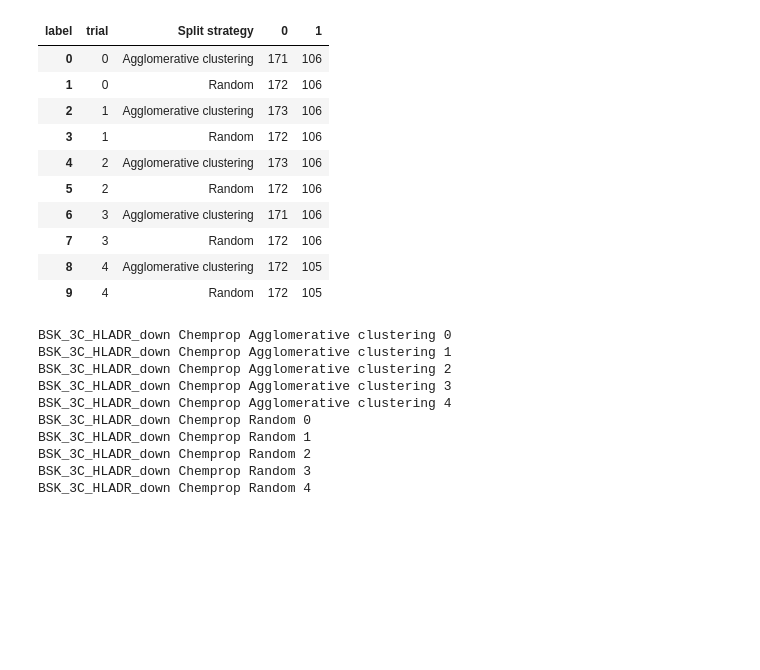
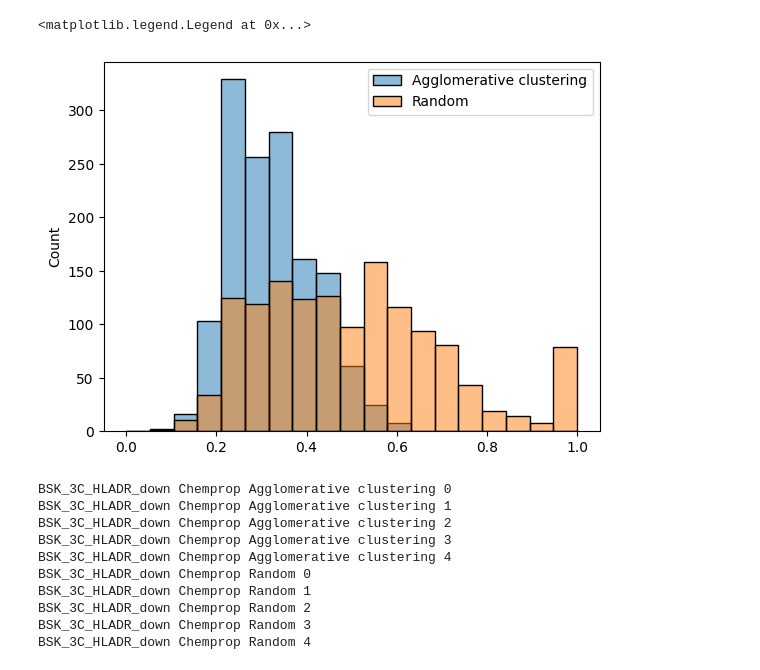
Before and after one commit to basf/neural-fingerprint-uncertainty, a Jupyter notebook: Notebooks/compare_models.ipynb, the cells around one changed output. Cells and saved outputs as stored; diff of their text form; code cells hidden in the pictures; blank space fills up the shorter version.

```diff
--- a/Notebooks/compare_models.ipynb
+++ b/Notebooks/compare_models.ipynb
@@ -60,16 +89,36 @@ for i, endpoint in enumerate(processed_endpoint_list):
-# %%
-count_df
-# %% [output]
-| label | trial | Split strategy | 0 | 1 |
-| 0 | 0 | Agglomerative clustering | 171 | 106 |
-| 1 | 0 | Random | 172 | 106 |
-| 2 | 1 | Agglomerative clustering | 173 | 106 |
-| 3 | 1 | Random | 172 | 106 |
-| 4 | 2 | Agglomerative clustering | 173 | 106 |
-| 5 | 2 | Random | 172 | 106 |
-| 6 | 3 | Agglomerative clustering | 171 | 106 |
-| 7 | 3 | Random | 172 | 106 |
-| 8 | 4 | Agglomerative clustering | 172 | 105 |
-| 9 | 4 | Random | 172 | 105 |
+# %%
+def get_sim_pipeline() -> Pipeline:
+    sim_pipeline = Pipeline(
+        [
+            ("smi2mol", SmilesToMolPipelineElement()),
+            ("mol2morgan", MolToFoldedMorganFingerprint()),
+            ("sim", TanimotoToTraining()),
+        ]
+    )
+    return sim_pipeline
+sim_dict = {}
+for (model, split_strategy), iter_df in endpoint_neural_prediction_df.groupby(["model", "Split strategy"]):
+    if model != "Chemprop":
+        continue
+    sim_list = []
+    for trial in iter_df.trial.unique():
+        training_smis = iter_df.loc[iter_df.trial != trial, "smiles"].tolist()
+        test_smis = iter_df.loc[iter_df.trial == trial, "smiles"].tolist()
+        sim_pl = get_sim_pipeline()
+        sim_pl.fit(training_smis)
+        max_sim = sim_pl.transform(test_smis).max(axis=1)
+        if len(max_sim) != len(test_smis):
+            raise AssertionError()
+        sim_list.extend(max_sim.tolist())
+    sim_dict[split_strategy] = sim_list
+# %%
+fig, ax = plt.subplots()
+for split, sim_list in sim_dict.items():
+    sns.histplot(sim_list, ax=ax, label=split, bins=np.linspace(0,1,20), alpha=0.5)
+
+ax.legend()
+# %% [output]
+<matplotlib.legend.Legend at 0x...>
+[figure, added]
 # %%
 endpoint_morgan_prediction_df = pd.read_csv(
```
Also changed, not shown: parts of 11 cells of this notebook.
